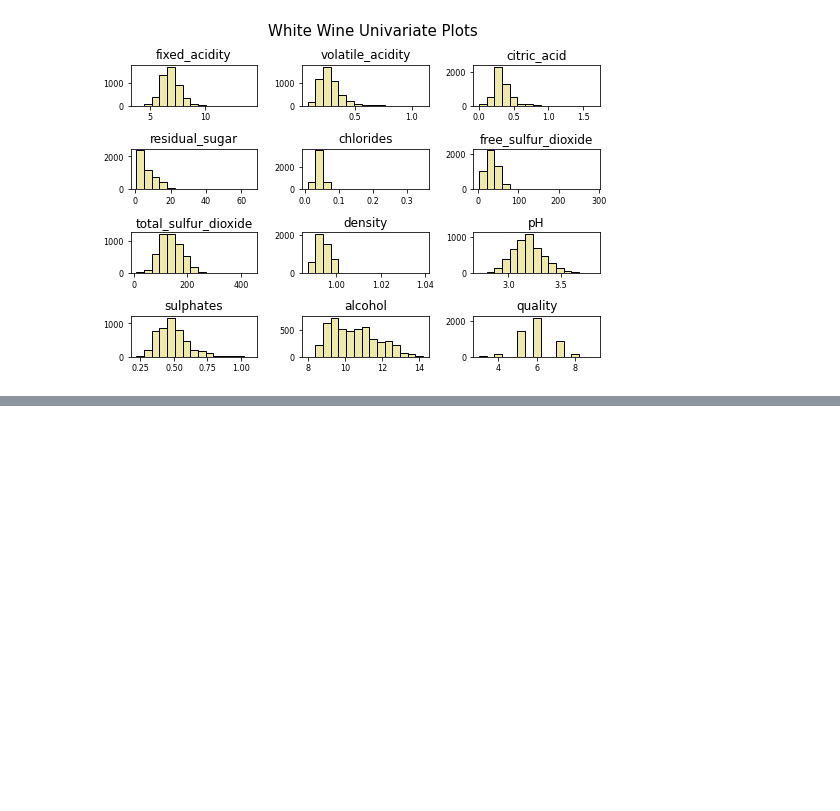
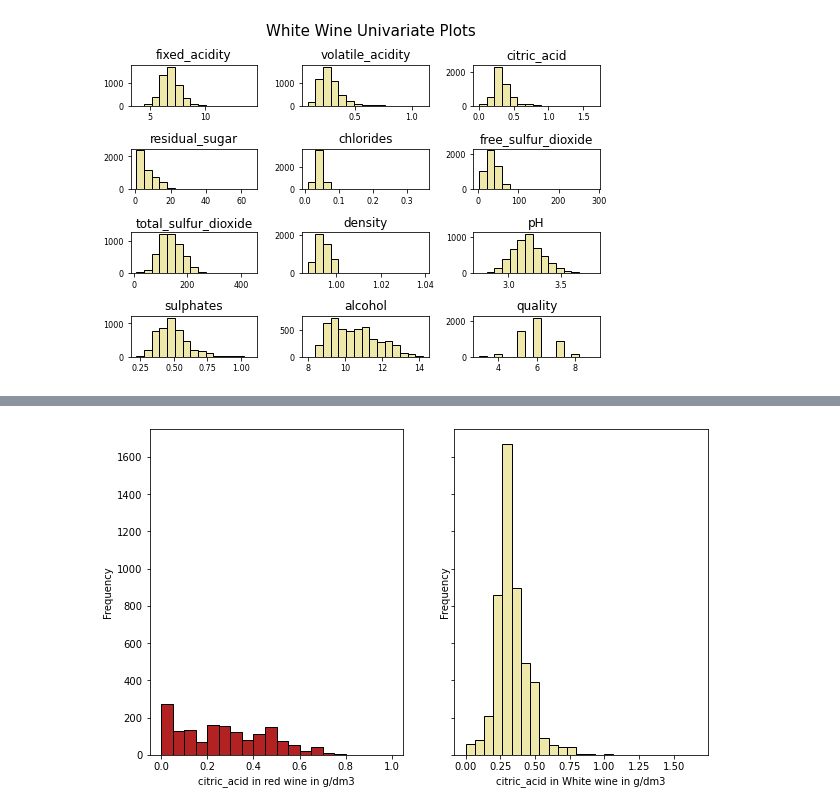
Before and after one commit to GitKPAN/4_BlueBerry-Winery, a Jupyter notebook: Blue_Berry_Winery.ipynb, the cells around one changed output, grey strips where cells are left out. Cells and saved outputs as stored; diff of their text form; code cells hidden in the pictures; blank space fills up the shorter version.

```diff
--- a/Blue_Berry_Winery.ipynb
+++ b/Blue_Berry_Winery.ipynb
@@ -1078,0 +1167,15 @@ rt = plt.suptitle('White Wine Univariate Plots ', x=0.65, y=1.25, fontsize=15)
+# %%
+# Comparing singular red and white features with each other
+fig, (ax1,ax2)  = plt.subplots(nrows=1, ncols=2, sharey = True,figsize= (10,6))
+
+ax1.hist(red_wine["citric_acid"], bins=20, color='FireBrick', edgecolor='black', linewidth=1.0, )
+ax1.set_ylabel("Frequency")
+ax1.set_xlabel("citric_acid in red wine in g/dm3")
+
+ax2.hist(white_wine["citric_acid"],bins=25, color='PaleGoldenRod', edgecolor='black', linewidth=1.0)
+ax2.set_ylabel("Frequency")
+ax2.set_xlabel("citric_acid in White wine in g/dm3")
+
+plt.show()
+# %% [output]
+[figure, added]
```
Also changed, not shown: parts of 18 cells of this notebook, 1 other file.
